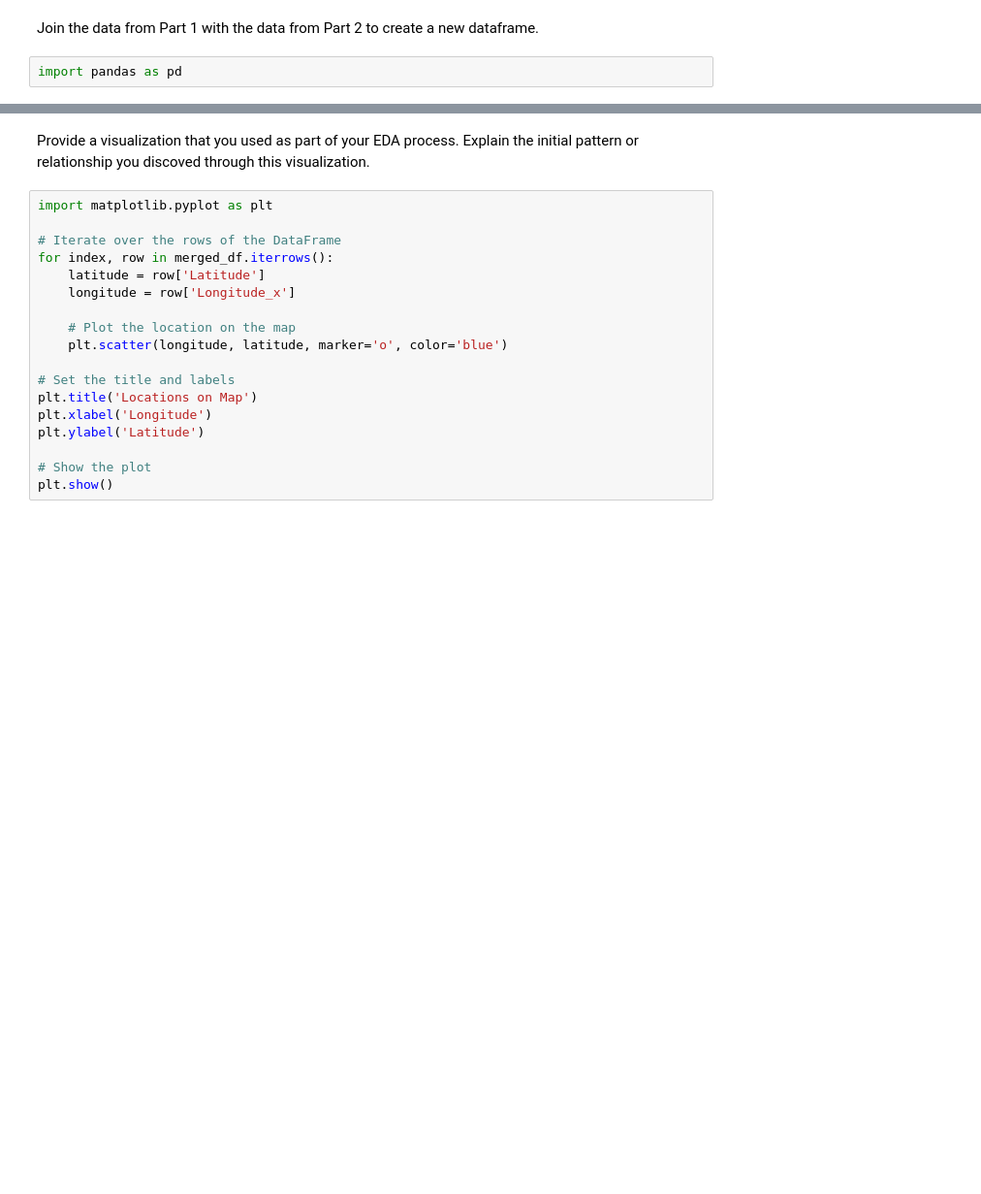
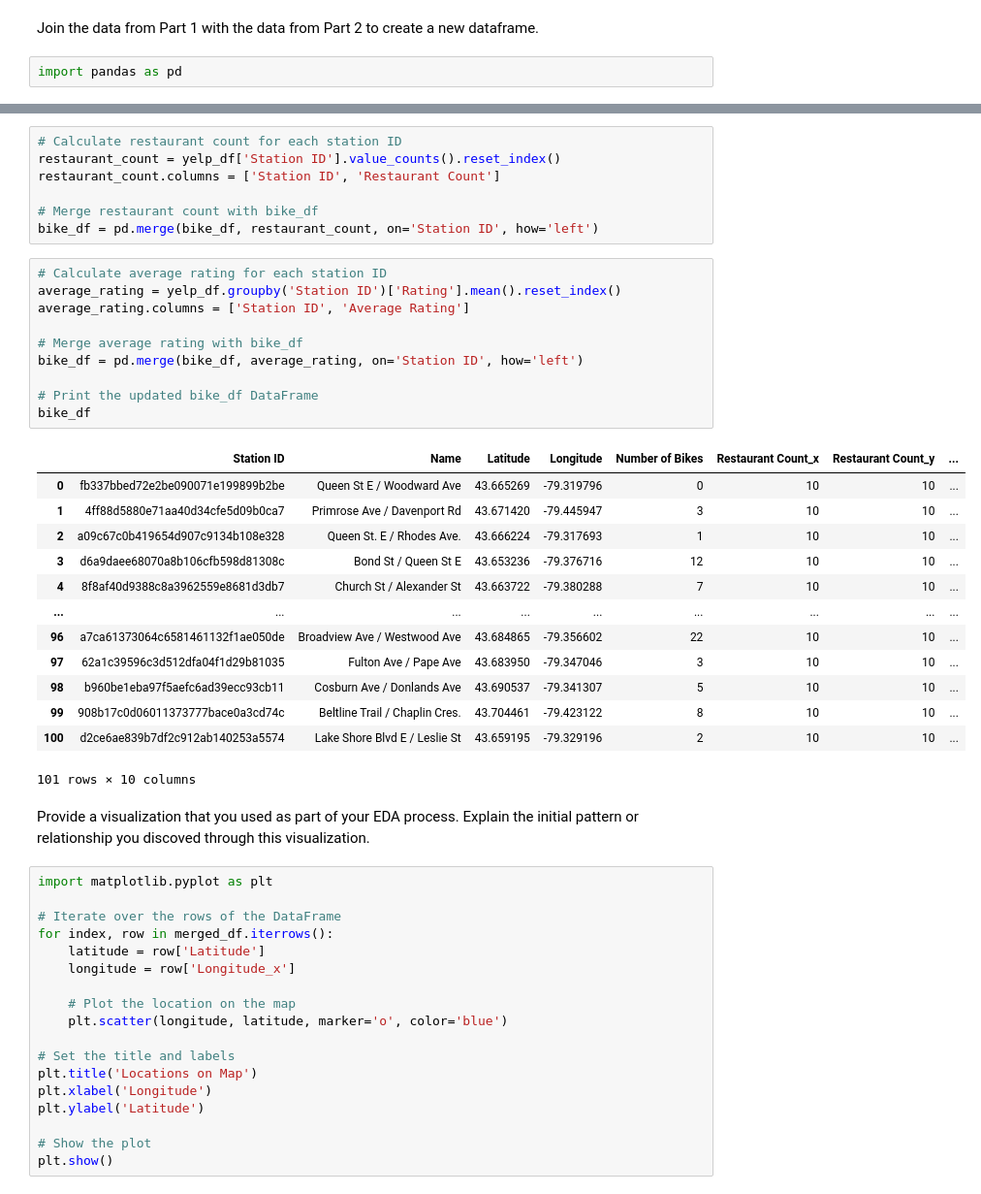
Before and after one commit to chloephuong/LHL-Statistical-Modelling-Project, a Jupyter notebook: notebooks/joining_data.ipynb, the cells around one changed output, grey strips where cells are left out. Shown at 97% size. Saved outputs shown, nothing was run; the diff lists cells and outputs as text; blank space fills up the shorter version.

```diff
--- a/notebooks/joining_data.ipynb
+++ b/notebooks/joining_data.ipynb
@@ -30,3 +8,34 @@ merged_df
+# %%
+# Calculate restaurant count for each station ID
+restaurant_count = yelp_df['Station ID'].value_counts().reset_index()
+restaurant_count.columns = ['Station ID', 'Restaurant Count']
+
+# Merge restaurant count with bike_df
+bike_df = pd.merge(bike_df, restaurant_count, on='Station ID', how='left')
+# %%
+# Calculate average rating for each station ID
+average_rating = yelp_df.groupby('Station ID')['Rating'].mean().reset_index()
+average_rating.columns = ['Station ID', 'Average Rating']
+
+# Merge average rating with bike_df
+bike_df = pd.merge(bike_df, average_rating, on='Station ID', how='left')
+
+# Print the updated bike_df DataFrame
+bike_df
+# %% [output]
+|  | Station ID | Name | Latitude | Longitude | Number of Bikes | Restaurant Count_x | Restaurant Count_y | ... |
+| 0 | fb337bbed72e2be090071e199899b2be | Queen St E / Woodward Ave | 43.665269 | -79.319796 | 0 | 10 | 10 | ... |
+| 1 | 4ff88d5880e71aa40d34cfe5d09b0ca7 | Primrose Ave / Davenport Rd | 43.671420 | -79.445947 | 3 | 10 | 10 | ... |
+| 2 | a09c67c0b419654d907c9134b108e328 | Queen St. E / Rhodes Ave. | 43.666224 | -79.317693 | 1 | 10 | 10 | ... |
+| 3 | d6a9daee68070a8b106cfb598d81308c | Bond St / Queen St E | 43.653236 | -79.376716 | 12 | 10 | 10 | ... |
+| 4 | 8f8af40d9388c8a3962559e8681d3db7 | Church St / Alexander St | 43.663722 | -79.380288 | 7 | 10 | 10 | ... |
+| ... | ... | ... | ... | ... | ... | ... | ... | ... |
+| 96 | a7ca61373064c6581461132f1ae050de | Broadview Ave / Westwood Ave | 43.684865 | -79.356602 | 22 | 10 | 10 | ... |
+| 97 | 62a1c39596c3d512dfa04f1d29b81035 | Fulton Ave / Pape Ave | 43.683950 | -79.347046 | 3 | 10 | 10 | ... |
+| 98 | b960be1eba97f5aefc6ad39ecc93cb11 | Cosburn Ave / Donlands Ave | 43.690537 | -79.341307 | 5 | 10 | 10 | ... |
+| 99 | 908b17c0d06011373777bace0a3cd74c | Beltline Trail / Chaplin Cres. | 43.704461 | -79.423122 | 8 | 10 | 10 | ... |
+| 100 | d2ce6ae839b7df2c912ab140253a5574 | Lake Shore Blvd E / Leslie St | 43.659195 | -79.329196 | 2 | 10 | 10 | ... |
+101 rows × 10 columns
 # %% [markdown]
 Provide a visualization that you used as part of your EDA process. Explain the initial pattern or relationship you discoved through this visualization.
 # %%
```
Also changed, not shown: parts of 2 cells of this notebook.
